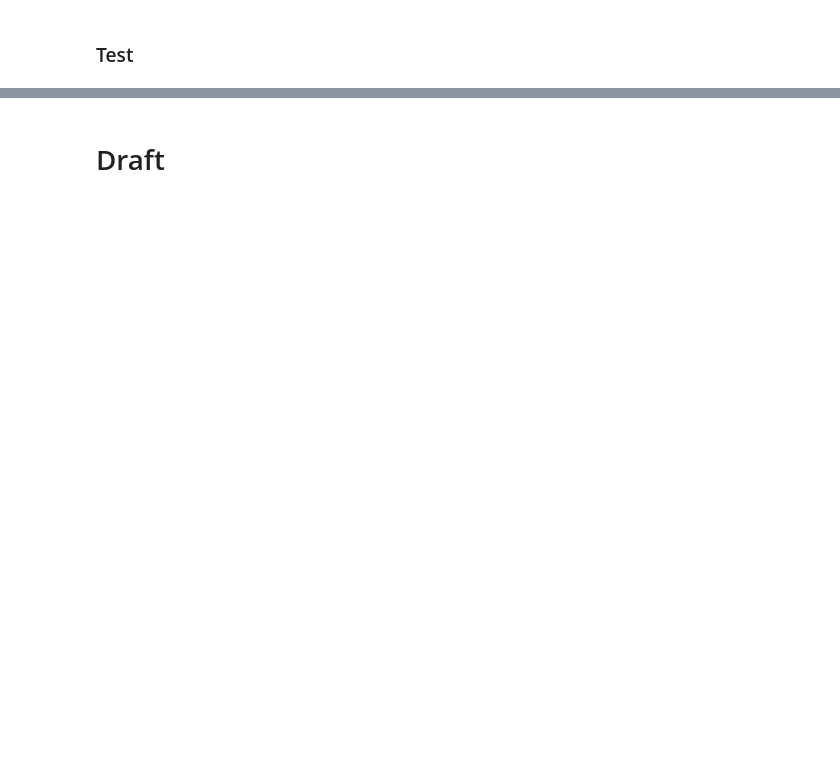
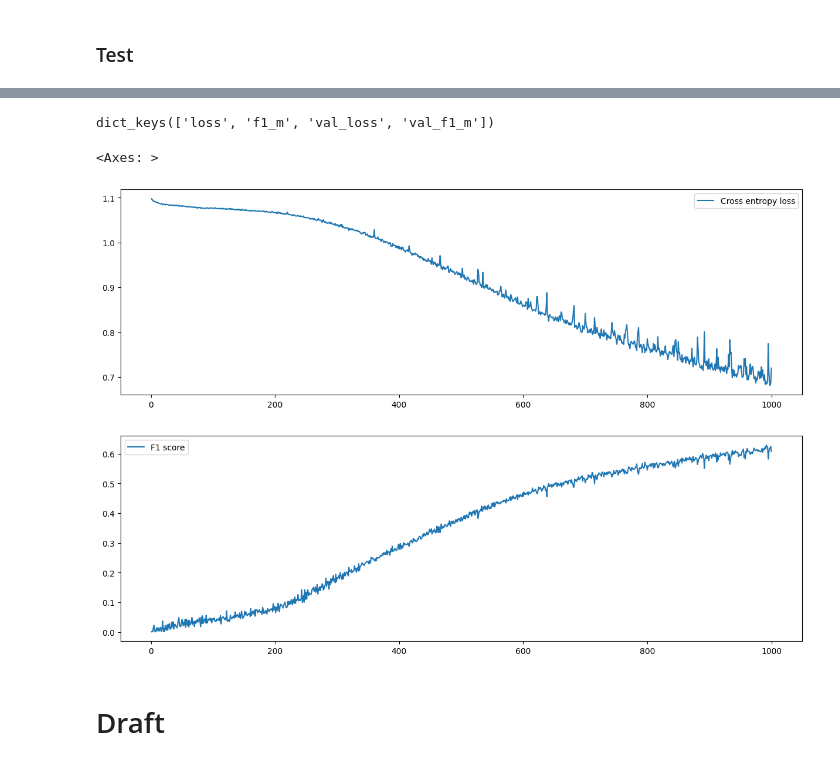
Before and after one commit to B4rtko/Inzynierka, a Jupyter notebook: main.ipynb, the cells around one changed output, grey strips where cells are left out. Saved outputs shown, nothing was run; the diff lists cells and outputs as text; code cells hidden in the pictures; blank space fills up the shorter version.

```diff
--- a/main.ipynb
+++ b/main.ipynb
@@ -62,9 +68,14 @@ data.shape
 # %% [markdown]
 ## Process and split data
 # %%
-thr_fall, thr_rise = (-0.005270574305918364, 0.004968199728502841)
+# thr_fall, thr_rise = (-0.005270574305918364, 0.004968199728502841)
+thr_fall, thr_rise = (-0.001, 0.001)
 
-data_pipeline = DataProcess(data, test_ratio=0.2, validation_ratio=0.2, batch_size=3**CONVOLUTION_LAYERS, threshold_fall=thr_fall, threshold_rise=thr_rise, feature_to_predict_num=3)
+data_pipeline = DataProcess(
+    data, test_ratio=0.07, validation_ratio=0.05, batch_size=3**(CONVOLUTION_LAYERS-2),
+    threshold_fall=thr_fall, threshold_rise=thr_rise, feature_to_predict_num=3,
+    balance_training_dataset=True
+)
 data_pipeline.run()
 _x_train, _y_train, _x_validation, _y_validation, _x_test, _y_test = data_pipeline.get_data()
 _y_test_ind, _y_validation_ind = np.argmax(_y_test, axis=1), np.argmax(_y_validation, axis=1)
@@ -106,6 +117,6 @@ for i in range(CONVOLUTION_LAYERS):
     model.add(tf.keras.layers.MaxPooling2D(pool_size=(1, 3), strides=(1, 3), padding='same'))
 
 model.add(tf.keras.layers.Flatten())
-model.add(tf.keras.layers.Dense(12))
-model.add(tf.keras.layers.Dense(7))
+model.add(tf.keras.layers.Dense(1000, activation="relu"))
+model.add(tf.keras.layers.Dense(500, activation="relu"))
 model.add(tf.keras.layers.Dense(3, activation="softmax"))
@@ -142,7 +147,7 @@ _________________________________________________________________
 #               loss=f1_m,
 #               metrics=f1_m
 #               )
-model.compile(optimizer=tf.keras.optimizers.Adam(learning_rate=1e-5),
+model.compile(optimizer=tf.keras.optimizers.Adam(learning_rate=1e-3),
               loss=tf.keras.losses.CategoricalCrossentropy(),
               metrics=f1_m
               )
@@ -150,27 +155,28 @@ model.compile(optimizer=tf.keras.optimizers.Adam(learning_rate=1e-5),
 es = tf.keras.callbacks.EarlyStopping(monitor='val_loss',
                                       mode='min',
                                       min_delta=1e-3,
-                                      patience=20,
-                                      start_from_epoch=50,
+                                      patience=500,
+                                      start_from_epoch=500,
                                       )
 # es = tf.keras.callbacks.EarlyStopping(monitor='val_f1_m',
 #                                       mode='max',
 #                                       min_delta=1e-3,
-#                                       patience=20,
+#                                       patience=200,
 #                                       start_from_epoch=200,
 #                                       )
-mc = tf.keras.callbacks.ModelCheckpoint('Models/cdt_2/best_model.h5',
-                                        monitor='val_loss',
-                                        mode='min'
-                                        )
+# mc = tf.keras.callbacks.ModelCheckpoint('Models/cdt_2/best_model.h5',
+#                                         monitor='val_loss',
+#                                         mode='min'
+#                                         )
 # mc = tf.keras.callbacks.ModelCheckpoint('Models/cdt_2/best_model.h5',
 #                                         monitor='val_f1_m',
 #                                         mode='max'
 #                                         )
 
 history = model.fit(_x_train, _y_train,
-                    epochs=500,
-                    callbacks=[es, mc],
-                    validation_data=(_x_test, _y_test)
+                    epochs=1000,
+                   # callbacks=[es, mc],
+                #    callbacks=[es],
+                   validation_data=(_x_validation, _y_validation),
                     )
 # %% [output]
@@ -246,3 +256,14 @@ array([[ 63,   5, 286],
+# %%
+history.history.keys()
+# %% [output]
+dict_keys(['loss', 'f1_m', 'val_loss', 'val_f1_m'])
+# %%
+fig, ax = plt.subplots(2, 1, figsize=(15,10))
+sns.lineplot(x=np.arange(len(history.history["loss"]))+1, y=history.history["loss"], ax=ax[0], label="Cross entropy loss")
+sns.lineplot(x=np.arange(len(history.history["f1_m"]))+1, y=history.history["f1_m"], ax=ax[1], label="F1 score")
+# %% [output]
+<Axes: >
+[figure, added]
 # %% [markdown]
 # Draft
 # %%
```
Also changed, not shown: parts of 19 cells of this notebook, 5 other files.
